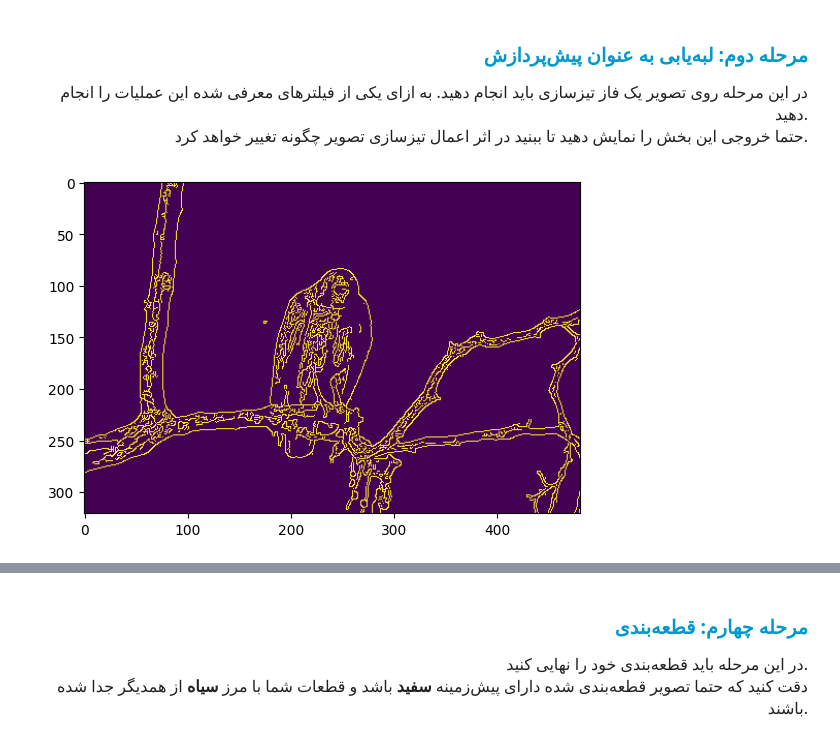
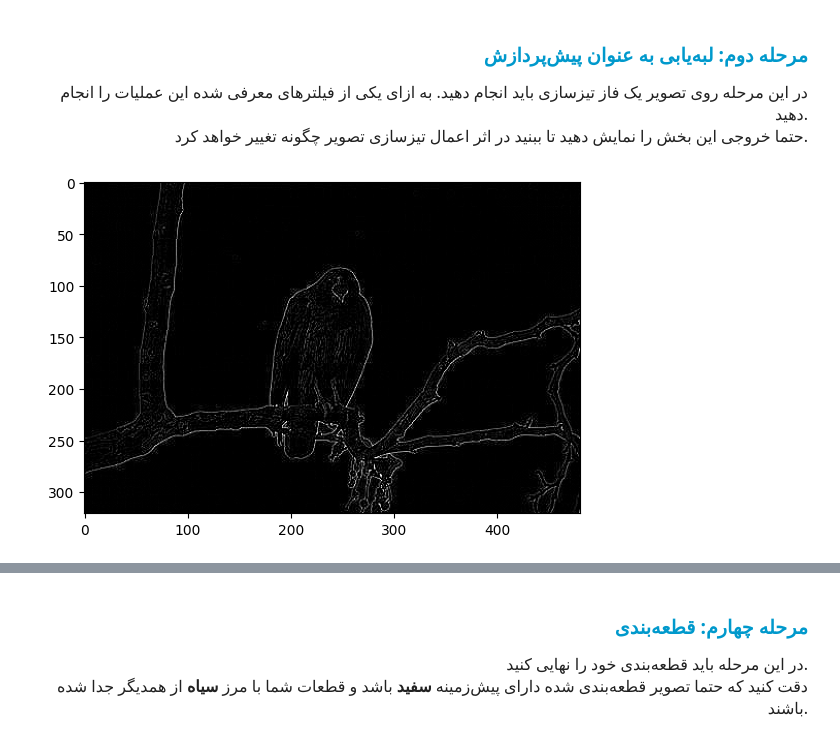
Before and after one commit to mahajialirezaei/image-processing-codes, a Jupyter notebook: Img-edges-Segmentation/notebook.ipynb, the cells around one changed output, grey strips where cells are left out. Cells and saved outputs as stored; diff of their text form; code cells hidden in the pictures.

```diff
--- a/Img-edges-Segmentation/notebook.ipynb
+++ b/Img-edges-Segmentation/notebook.ipynb
@@ -50,10 +50,14 @@ img = cv2.imread('Data/eagle.jpg', cv2.IMREAD_GRAYSCALE)
  حتما خروجی این بخش را نمایش دهید تا ببنید در اثر اعمال تیزسازی تصویر چگونه تغییر خواهد کرد.
 </font>
 </p>
-# %%
-sharp_mask = cv2.Canny(img, 50, 150)
-plt.imshow(sharp_mask)
-plt.show()
-# %% [output]
-[figure, removed]
+# %%
+laplacian_kernel = np.array([[0, -1, 0],
+                [-1, 4, -1],
+                [0, -1, 0]])
+sharp_mask = cv2.filter2D(img, -1, laplacian_kernel)
+sharp_mask = cv2.convertScaleAbs(sharp_mask)
+plt.imshow(sharp_mask, cmap='gray')
+plt.show()
+# %% [output]
+[figure, added]
 # %% [markdown]
```
Also changed, not shown: parts of 5 cells of this notebook.
